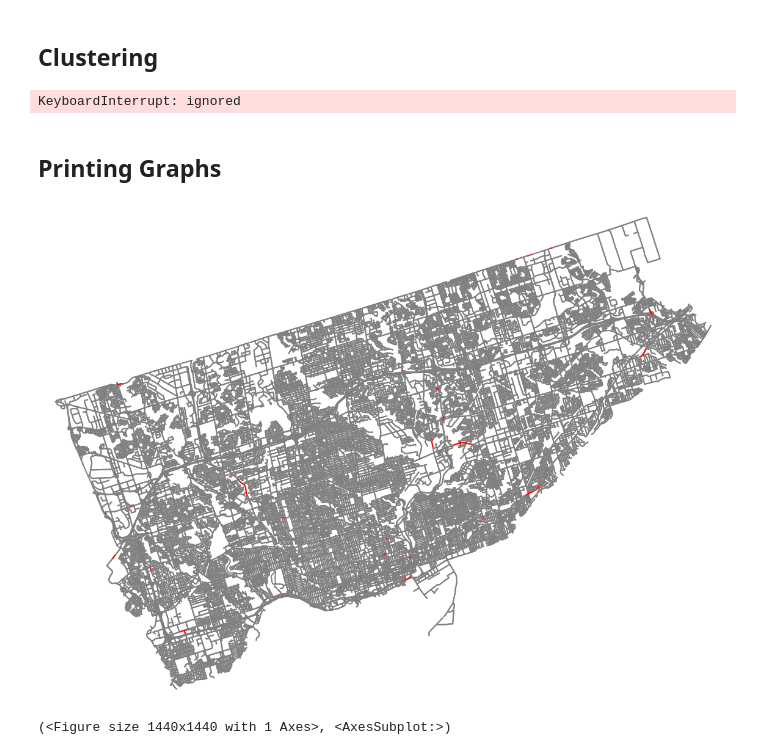
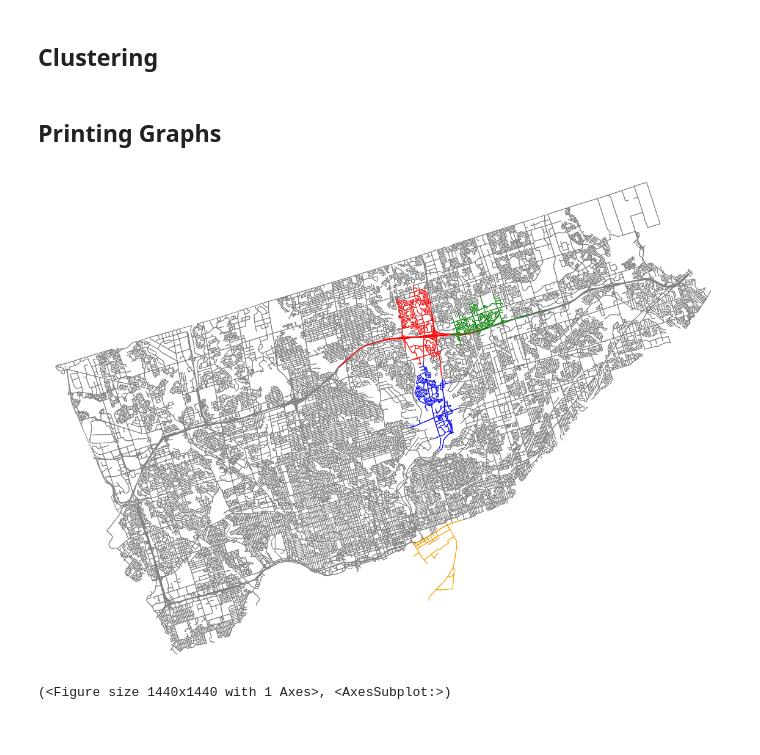
Before and after one commit to Inder-Dhillon/Toronto-Accidents-As-A-Network, a Jupyter notebook: Project_Notebook.ipynb, the cells around one changed output. Drawn from its saved outputs; the diff is of its cells as text; code cells hidden in the pictures.

Commit message:
Girvan-Newmann Community Detection

```diff
--- a/Project_Notebook.ipynb
+++ b/Project_Notebook.ipynb
@@ -309,11 +334,16 @@ def most_central_edge(net):
     return max(centrality, key=centrality.get)
 # %%
 gn = girvan_newman(G, most_valuable_edge=most_central_edge)
-limited = itertools.takewhile(lambda c: len(c) <= 2, gn)
+limited = itertools.takewhile(lambda c: len(c) <= 100, gn)
 # %%
+communities = None
 for communities in limited:
-    print(tuple(sorted(c) for c in communities))
+    pass
+community_tuple = tuple(c for c in communities)
-# %% [output]
-KeyboardInterrupt: ignored
+# %%
+cc1 = community_tuple[0]
+cc2 = community_tuple[1]
+cc3 = community_tuple[2]
+cc4 = community_tuple[3]
 # %% [markdown]
 ## Printing Graphs
@@ -323,5 +350,20 @@ ec = ['red' if (edge[0] in top_50_nodes) or (edge[1] in top_50_nodes) else 'gray
+# %%
+# nc = ['red' if node in cc else 'gray' for node in G.nodes()]
+# ec = ['red' if (edge[0] in cc) or (edge[1] in cc) else 'gray' for edge in G.edges()]
+ec = []
+for edge in G.edges():
+  if (edge[0] in cc1) or (edge[1] in cc1):
+    ec.append('red')
+  elif (edge[0] in cc2) or (edge[1] in cc2):
+    ec.append('blue')
+  elif (edge[0] in cc3) or (edge[1] in cc3):
+    ec.append('green')
+  elif (edge[0] in cc4) or (edge[1] in cc4):
+    ec.append('orange')
+  else:
+    ec.append("gray")
 # %%
-ox.plot_graph(G, bgcolor='white', node_size=5.3, node_color=nc, edge_color=ec, edge_linewidth=2.0, edge_alpha=1, dpi=300, figsize=(20,20))
+ox.plot_graph(G, bgcolor='white', node_size=1.0, node_color='gray', edge_color=ec, edge_linewidth=1.0, edge_alpha=1, dpi=300, figsize=(20,20))
 # %% [output]
-[figure, old version]
+[figure, new version]
 (<Figure size 1440x1440 with 1 Axes>, <AxesSubplot:>)
```
Also changed, not shown: parts of 5 cells of this notebook.
